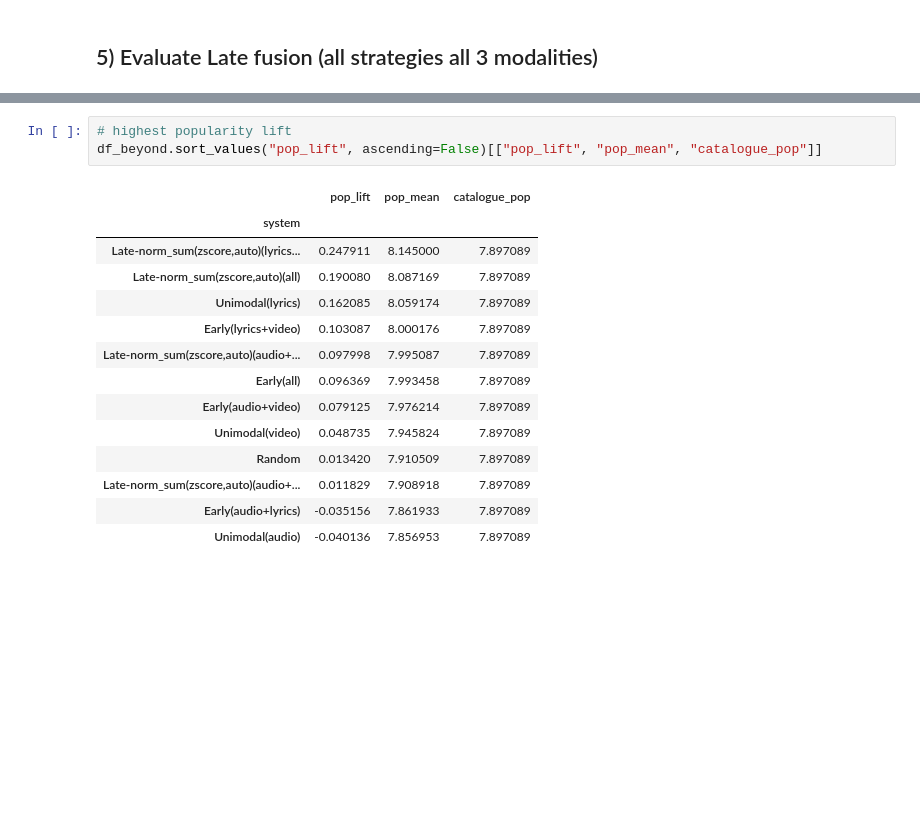
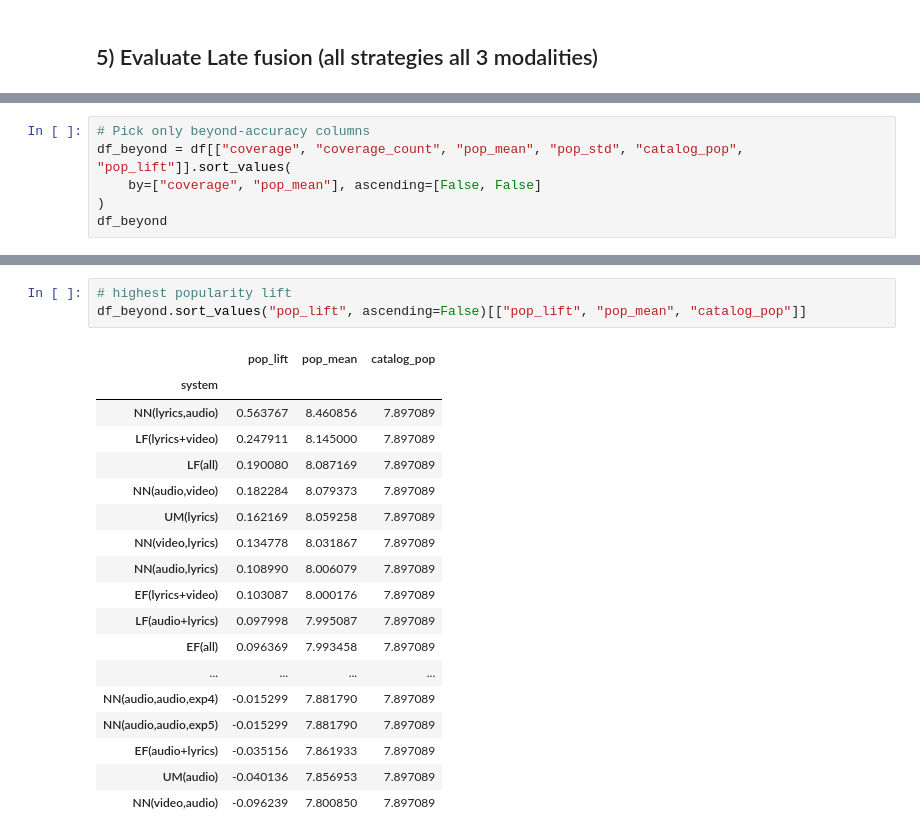
Before and after one commit to JasminKro/mmsr-2025, a Jupyter notebook: evaluation.ipynb, the cells around one changed output, grey strips where cells are left out. Drawn from its saved outputs; the diff is of its cells as text; blank space fills up the shorter version.

```diff
--- a/evaluation.ipynb
+++ b/evaluation.ipynb
@@ -358,0 +791,6 @@ Popularity p25 / p75:             7.7054 /  8.5040
+# %%
+# Pick only beyond-accuracy columns
+df_beyond = df[["coverage", "coverage_count", "pop_mean", "pop_std", "catalog_pop", "pop_lift"]].sort_values(
+    by=["coverage", "pop_mean"], ascending=[False, False]
+)
+df_beyond
@@ -377,19 +838,23 @@ df_beyond.sort_values("coverage", ascending=False)[["coverage", "coverage_count"
 # %%
 # highest popularity lift
-df_beyond.sort_values("pop_lift", ascending=False)[["pop_lift", "pop_mean", "catalogue_pop"]]
+df_beyond.sort_values("pop_lift", ascending=False)[["pop_lift", "pop_mean", "catalog_pop"]]
 # %% [output]
-|  | pop_lift | pop_mean | catalogue_pop |
+|  | pop_lift | pop_mean | catalog_pop |
 | system |  |  |  |
-| Late-norm_sum(zscore,auto)(lyrics... | 0.247911 | 8.145000 | 7.897089 |
-| Late-norm_sum(zscore,auto)(all) | 0.190080 | 8.087169 | 7.897089 |
-| Unimodal(lyrics) | 0.162085 | 8.059174 | 7.897089 |
-| Early(lyrics+video) | 0.103087 | 8.000176 | 7.897089 |
-| Late-norm_sum(zscore,auto)(audio+... | 0.097998 | 7.995087 | 7.897089 |
-| Early(all) | 0.096369 | 7.993458 | 7.897089 |
-| Early(audio+video) | 0.079125 | 7.976214 | 7.897089 |
-| Unimodal(video) | 0.048735 | 7.945824 | 7.897089 |
-| Random | 0.013420 | 7.910509 | 7.897089 |
-| Late-norm_sum(zscore,auto)(audio+... | 0.011829 | 7.908918 | 7.897089 |
-| Early(audio+lyrics) | -0.035156 | 7.861933 | 7.897089 |
-| Unimodal(audio) | -0.040136 | 7.856953 | 7.897089 |
+| NN(lyrics,audio) | 0.563767 | 8.460856 | 7.897089 |
+| LF(lyrics+video) | 0.247911 | 8.145000 | 7.897089 |
+| LF(all) | 0.190080 | 8.087169 | 7.897089 |
+| NN(audio,video) | 0.182284 | 8.079373 | 7.897089 |
+| UM(lyrics) | 0.162169 | 8.059258 | 7.897089 |
+| NN(video,lyrics) | 0.134778 | 8.031867 | 7.897089 |
+| NN(audio,lyrics) | 0.108990 | 8.006079 | 7.897089 |
+| EF(lyrics+video) | 0.103087 | 8.000176 | 7.897089 |
+| LF(audio+lyrics) | 0.097998 | 7.995087 | 7.897089 |
+| EF(all) | 0.096369 | 7.993458 | 7.897089 |
+| ... | ... | ... | ... |
+| NN(audio,audio,exp4) | -0.015299 | 7.881790 | 7.897089 |
+| NN(audio,audio,exp5) | -0.015299 | 7.881790 | 7.897089 |
+| EF(audio+lyrics) | -0.035156 | 7.861933 | 7.897089 |
+| UM(audio) | -0.040136 | 7.856953 | 7.897089 |
+| NN(video,audio) | -0.096239 | 7.800850 | 7.897089 |
 # %%
```
Also changed, not shown: parts of 14 cells of this notebook, 5 other files.
